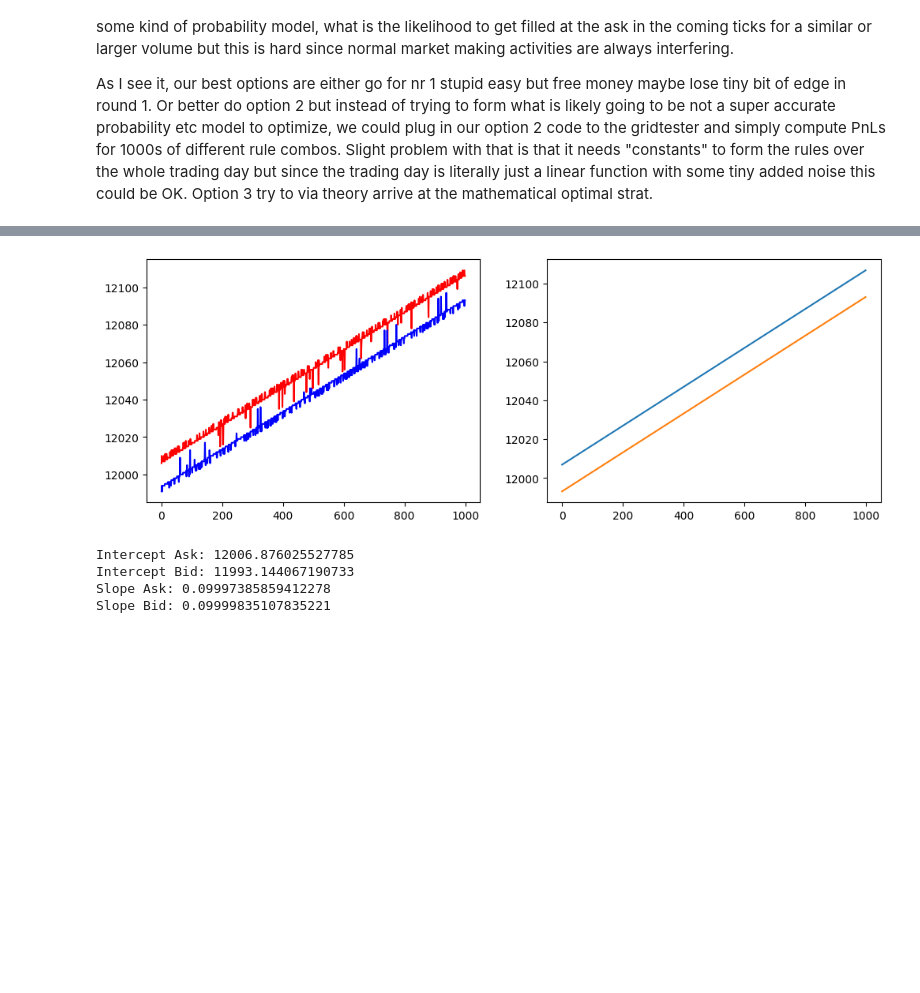
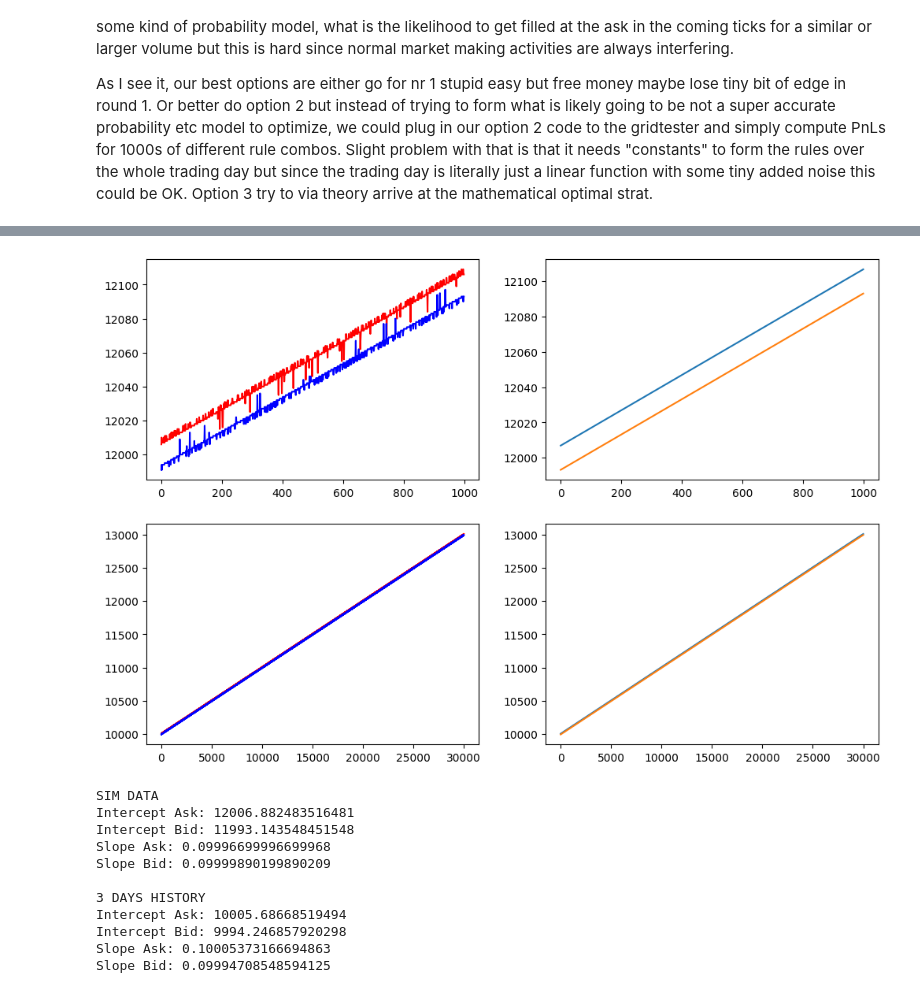
Before and after one commit to alexoddsh/imc_prosperity4, a Jupyter notebook: backend/research.ipynb, the cells around one changed output, grey strips where cells are left out. Cells and saved outputs as stored; diff of their text form; code cells hidden in the pictures; blank space fills up the shorter version.

```diff
--- a/backend/research.ipynb
+++ b/backend/research.ipynb
@@ -37,6 +37,9 @@ df_day2_aco["mid_price"] = df_day2_aco["mid_price"].ffill()
 df_day3_aco["mid_price"] = df_day3_aco["mid_price"].ffill()
 
 df_ipr = pd.concat([df_day1_ipr, df_day2_ipr, df_day3_ipr])
+df_ipr["ask_price_1"] = df_ipr["ask_price_1"].ffill()
+df_ipr["bid_price_1"]= df_ipr["bid_price_1"].ffill()
+
 df_aco = pd.concat([df_day1_aco, df_day2_aco, df_day3_aco])
 
 tf_day1 = pd.read_csv("/Users/alexoddsh/prosperity/backend/backtester/resources-4/round1/trades_round_1_day_-2.csv", sep=";")
@@ -61,7 +64,7 @@ tf_ipr = pd.concat([tf_day1_ipr, tf_day2_ipr, tf_day3_ipr])
 tf_aco = pd.concat([tf_day1_aco, tf_day2_aco, tf_day3_aco])
 
 #sim data
-log_path=Path("/Users/alexoddsh/prosperity/backend/logs/3749fb59-3811-43a5-bc9b-79ea51aff789_153953.log")
+log_path=Path("/Users/alexoddsh/prosperity/backend/logs/166184.log")
 data = json.loads(log_path.read_text())
 ai = data["activitiesLog"]
 th = data["tradeHistory"]
@@ -80,6 +83,8 @@ sim_df_ipr["bid_price_1"] = sim_df_ipr["bid_price_1"].ffill()
 
 sim_df_aco = prices[prices["product"] == ACO]
 sim_tf_aco = trades[trades["symbol"] == ACO]
+sim_df_aco["ask_price_1"] = sim_df_aco["ask_price_1"].ffill()
+sim_df_aco["bid_price_1"] = sim_df_aco["bid_price_1"].ffill()
 # %%
 X = df_ipr["timestamp"].to_numpy()
 X = X / 100
@@ -198,42 +273,71 @@ else:
 # %%
+#sim data
 timestamps = sim_df_ipr["timestamp"].to_numpy() / 100
 ask1 = sim_df_ipr["ask_price_1"]
 bid1 = sim_df_ipr["bid_price_1"]
-
-#ask regression
 X = timestamps
 X = np.column_stack([np.ones(len(X)), X])
 
 beta_a = np.linalg.lstsq(X, ask1, rcond=None)[0]
 beta_b = np.linalg.lstsq(X, bid1, rcond=None)[0]
 y_a = beta_a[0] + beta_a[1] * timestamps
 y_b = beta_b[0] + beta_b[1] * timestamps
 
 sim_df_ipr["y_a"] = y_a
 sim_df_ipr["y_b"] = y_b
-sim_df_ipr["regwall"] = sim_df_ipr["y_a"] - sim_df_ipr["y_b"]
+sim_df_ipr["regwall"] = (sim_df_ipr["y_a"] + sim_df_ipr["y_b"]) / 2
+
+#history data
+timestamps_h = df_ipr["timestamp"].to_numpy() / 100
+ask1_h = df_ipr["ask_price_1"]
+bid1_h = df_ipr["bid_price_1"]
+XH = timestamps_h
+XH = np.column_stack([np.ones(len(XH)), XH])
+beta_ah = np.linalg.lstsq(XH, ask1_h, rcond=None)[0]
+beta_bh = np.linalg.lstsq(XH, bid1_h, rcond=None)[0]
+y_ah = beta_ah[0] + beta_ah[1] * timestamps_h
+y_bh = beta_bh[0] + beta_bh[1] * timestamps_h
 
 #figs
-fig, ax = plt.subplots(1, 2, figsize=(12,4))
+fig, ax = plt.subplots(2, 2, figsize=(12,8))
 
-ax[0].plot(timestamps, ask1, color='red')
-ax[0].plot(timestamps, bid1, color='blue')
+ax[0, 0].plot(timestamps, ask1, color='red')
+ax[0, 0].plot(timestamps, bid1, color='blue')
+ax[0, 1].plot(timestamps, y_a)
+ax[0, 1].plot(timestamps, y_b)
 
-ax[1].plot(timestamps, y_a)
-ax[1].plot(timestamps, y_b)
+ax[1, 0].plot(timestamps_h, ask1_h, color='red')
+ax[1, 0].plot(timestamps_h, bid1_h, color='blue')
+ax[1, 1].plot(timestamps_h, y_ah)
+ax[1, 1].plot(timestamps_h, y_bh)
 
 plt.show()
 
+print("SIM DATA")
 print(f"Intercept Ask: {beta_a[0]}")
 print(f"Intercept Bid: {beta_b[0]}")
 print(f"Slope Ask: {beta_a[1]}")
 print(f"Slope Bid: {beta_b[1]}")
+print("")
+
+print("3 DAYS HISTORY")
+print(f"Intercept Ask: {beta_ah[0]}")
+print(f"Intercept Bid: {beta_bh[0]}")
+print(f"Slope Ask: {beta_ah[1]}")
+print(f"Slope Bid: {beta_bh[1]}")
 # %% [output]
-[figure, old version]
+[figure, new version]
-Intercept Ask: 12006.876025527785
-Intercept Bid: 11993.144067190733
-Slope Ask: 0.09997385859412278
-Slope Bid: 0.09999835107835221
+SIM DATA
+Intercept Ask: 12006.882483516481
+Intercept Bid: 11993.143548451548
+Slope Ask: 0.09996699996699968
+Slope Bid: 0.09999890199890209
+
+3 DAYS HISTORY
+Intercept Ask: 10005.68668519494
+Intercept Bid: 9994.246857920298
+Slope Ask: 0.10005373166694863
+Slope Bid: 0.09994708548594125
 # %%
 #Potential OP strategy
 
```
Also changed, not shown: parts of 4 cells of this notebook, 28 other files.
